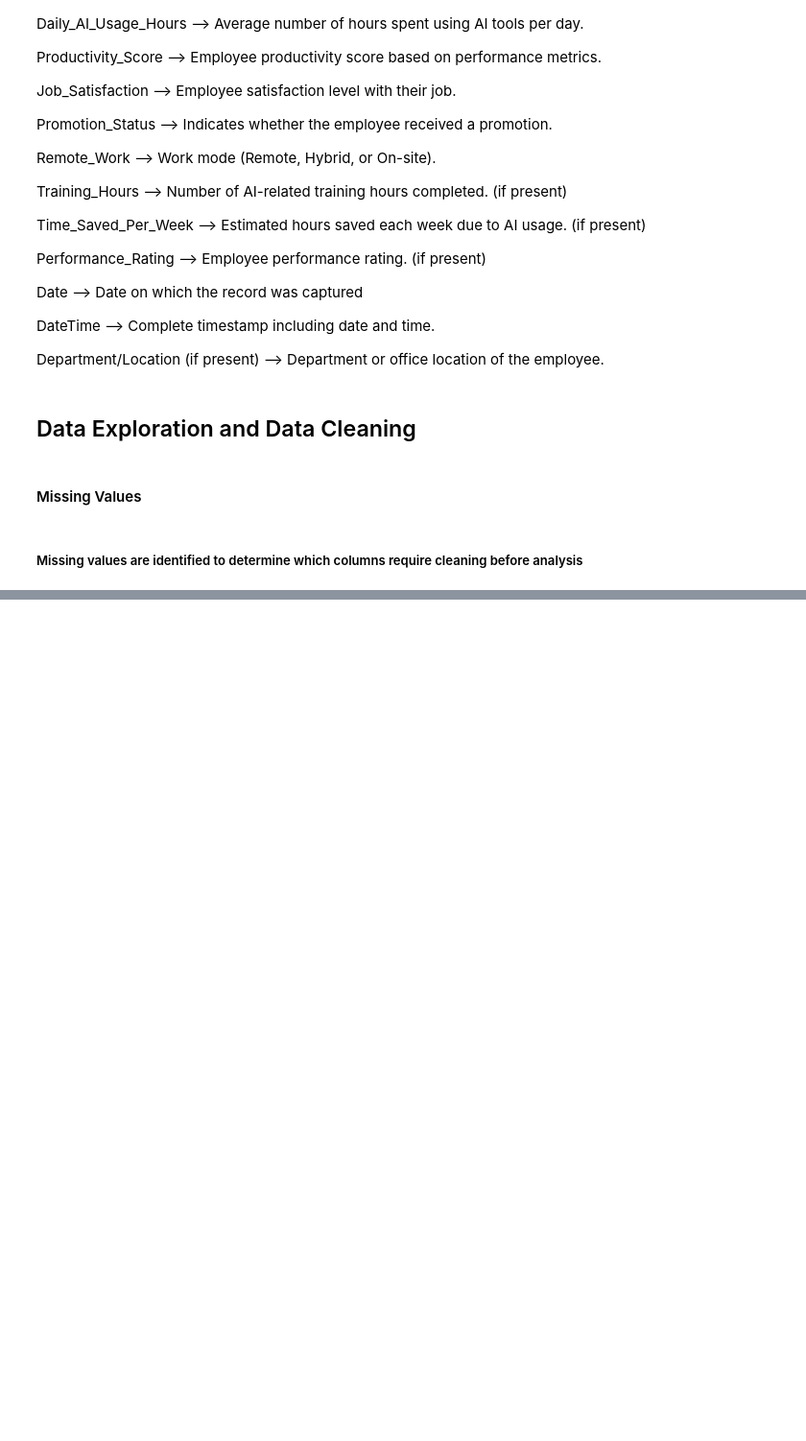
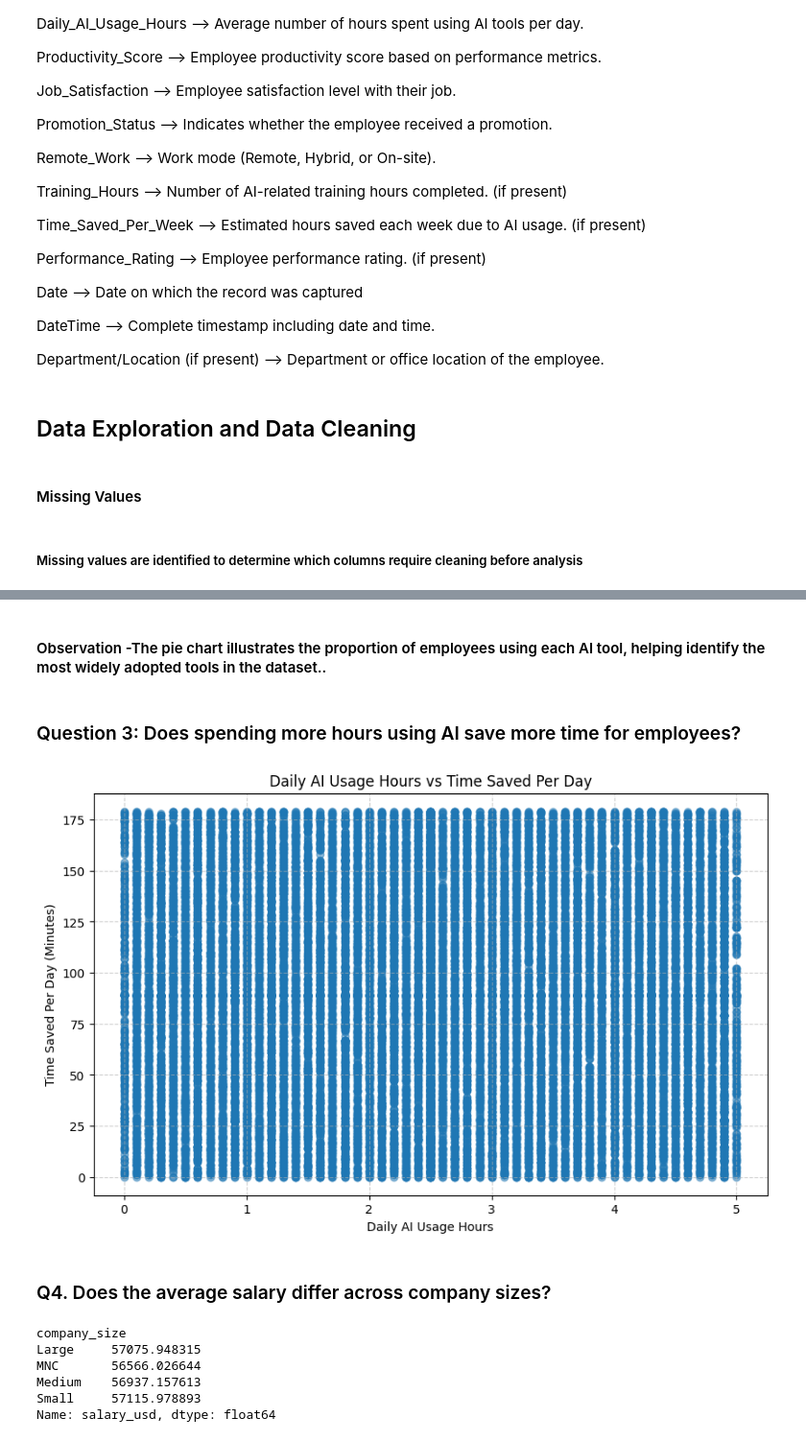
Before and after one commit to umang0015/AI-Tools-Usage-And-Productivity-Analysis, a Jupyter notebook: Project1-checkpoint.ipynb, the cells around one changed output, grey strips where cells are left out. Shown at 96% size. Saved outputs shown, nothing was run; the diff lists cells and outputs as text; code cells hidden in the pictures; blank space fills up the shorter version.

```diff
--- a/Project1-checkpoint.ipynb
+++ b/Project1-checkpoint.ipynb
@@ -173,0 +451,33 @@ df.isnull()
+# %% [markdown]
+#### Observation -The pie chart illustrates the proportion of employees using each AI tool, helping identify the most widely adopted tools in the dataset..
+# %% [markdown]
+### Question 3: Does spending more hours using AI save more time for employees?
+# %%
+plt.figure(figsize=(10,6))
+
+plt.scatter(
+    df["daily_ai_usage_hours"],
+    df["time_saved_per_day_minutes"],
+    alpha=0.5
+)
+
+plt.title("Daily AI Usage Hours vs Time Saved Per Day")
+plt.xlabel("Daily AI Usage Hours")
+plt.ylabel("Time Saved Per Day (Minutes)")
+
+plt.grid(True, linestyle="--", alpha=0.6)
+
+plt.show()
+# %% [output]
+[figure, added]
+# %% [markdown]
+### Q4. Does the average salary differ across company sizes?
+# %%
+df.groupby("company_size")["salary_usd"].mean()
+# %% [output]
+company_size
+Large     57075.948315
+MNC       56566.026644
+Medium    56937.157613
+Small     57115.978893
+Name: salary_usd, dtype: float64
```
Also changed, not shown: parts of 58 cells of this notebook.
